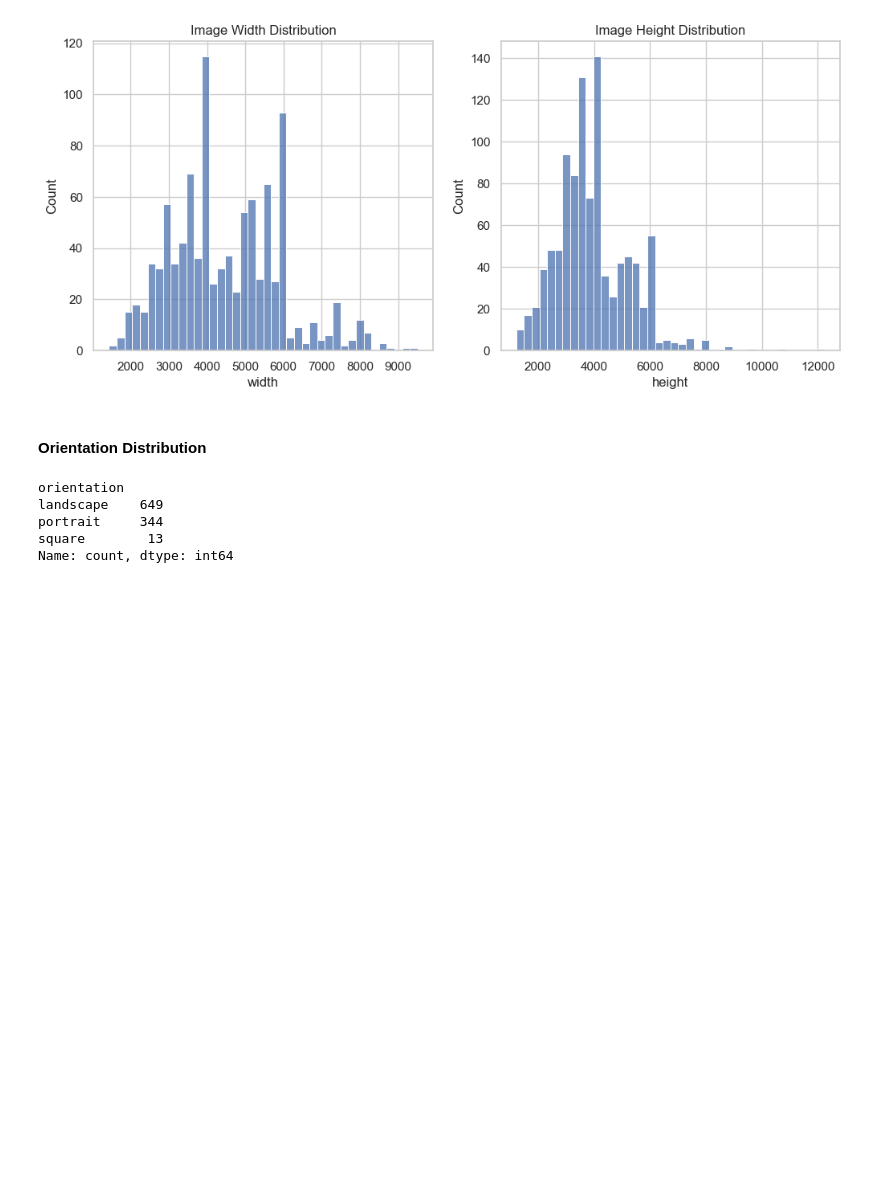
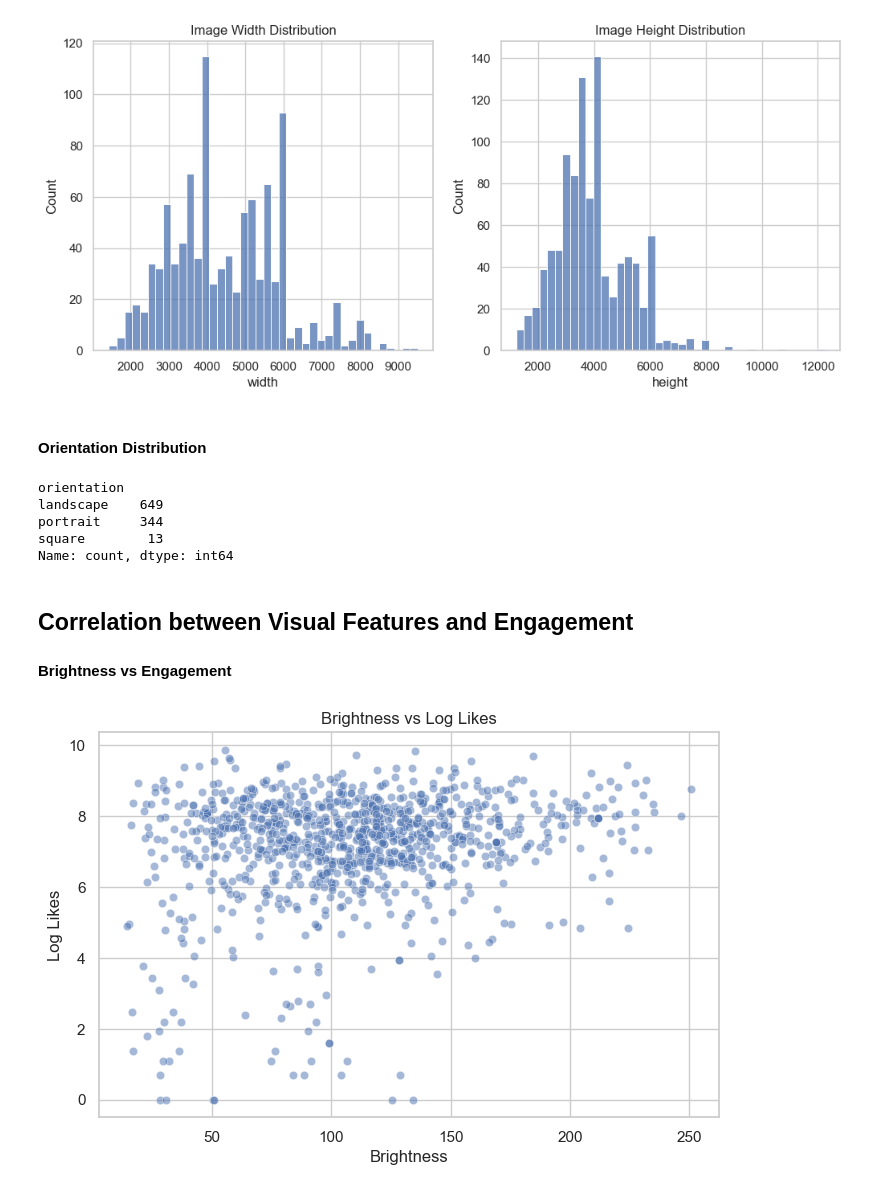
Before and after one commit to Elham-Schojaei/Techlab_Data_Science_Team3, a Jupyter notebook: notebooks/Data_Analysis.ipynb, the cells around one changed output. Cells and saved outputs as stored; diff of their text form; code cells hidden in the pictures; blank space fills up the shorter version.

Commit message:
Complete first DA & update Data_dictionary

```diff
--- a/notebooks/Data_Analysis.ipynb
+++ b/notebooks/Data_Analysis.ipynb
@@ -151,3 +151,18 @@ landscape    649
 portrait     344
 square        13
 Name: count, dtype: int64
+# %% [markdown]
+## Correlation between Visual Features and Engagement
+
+#### Brightness vs Engagement
+# %%
+plt.figure(figsize=(8,5))
+sns.scatterplot(data=data, x="brightness", y="log_likes", alpha=0.5)
+
+plt.title("Brightness vs Log Likes")
+plt.xlabel("Brightness")
+plt.ylabel("Log Likes")
+
+plt.show()
+# %% [output]
+[figure, added]
```
Also changed, not shown: parts of 5 cells of this notebook, 1 other file.
